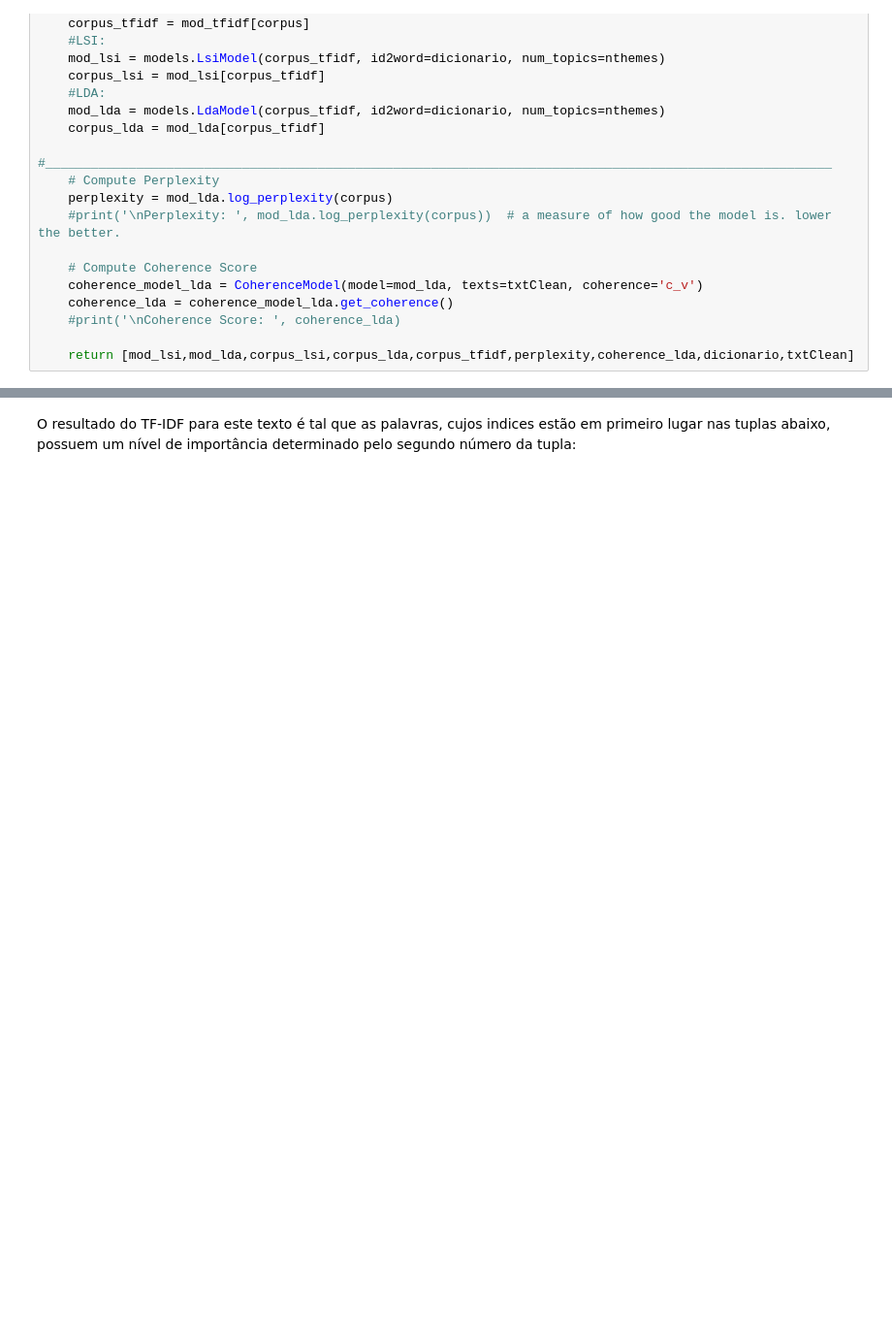
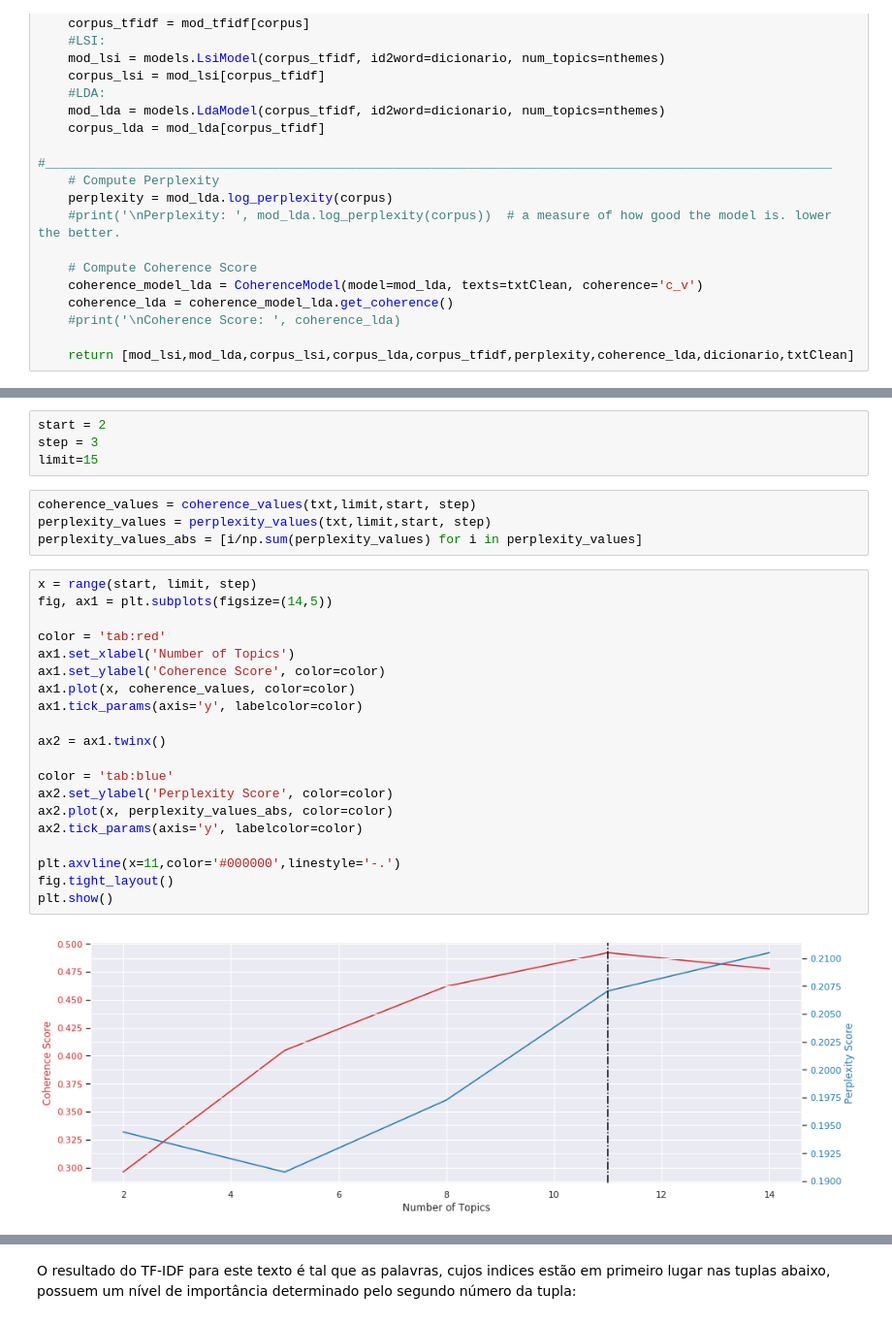
Before and after one commit to NovaisGabriel/Information_Retrieval, a Jupyter notebook: Projeto Final/SRI_pf_Gabriel_Lima_Novais.ipynb, the cells around one changed output, grey strips where cells are left out. Shown at 97% size. Cells and saved outputs as stored; diff of their text form; blank space fills up the shorter version.

```diff
--- a/Projeto Final/SRI_pf_Gabriel_Lima_Novais.ipynb
+++ b/Projeto Final/SRI_pf_Gabriel_Lima_Novais.ipynb
@@ -253,0 +263,30 @@ txt[0]
+# %%
+start = 2
+step = 3
+limit=15
+# %%
+coherence_values = coherence_values(txt,limit,start, step)
+perplexity_values = perplexity_values(txt,limit,start, step)
+perplexity_values_abs = [i/np.sum(perplexity_values) for i in perplexity_values]
+# %%
+x = range(start, limit, step)
+fig, ax1 = plt.subplots(figsize=(14,5))
+
+color = 'tab:red'
+ax1.set_xlabel('Number of Topics')
+ax1.set_ylabel('Coherence Score', color=color)
+ax1.plot(x, coherence_values, color=color)
+ax1.tick_params(axis='y', labelcolor=color)
+
+ax2 = ax1.twinx()
+
+color = 'tab:blue'
+ax2.set_ylabel('Perplexity Score', color=color)
+ax2.plot(x, perplexity_values_abs, color=color)
+ax2.tick_params(axis='y', labelcolor=color)
+
+plt.axvline(x=11,color='#000000',linestyle='-.')
+fig.tight_layout()
+plt.show()
+# %% [output]
+[figure, added]
```
Also changed, not shown: parts of 57 cells of this notebook.
